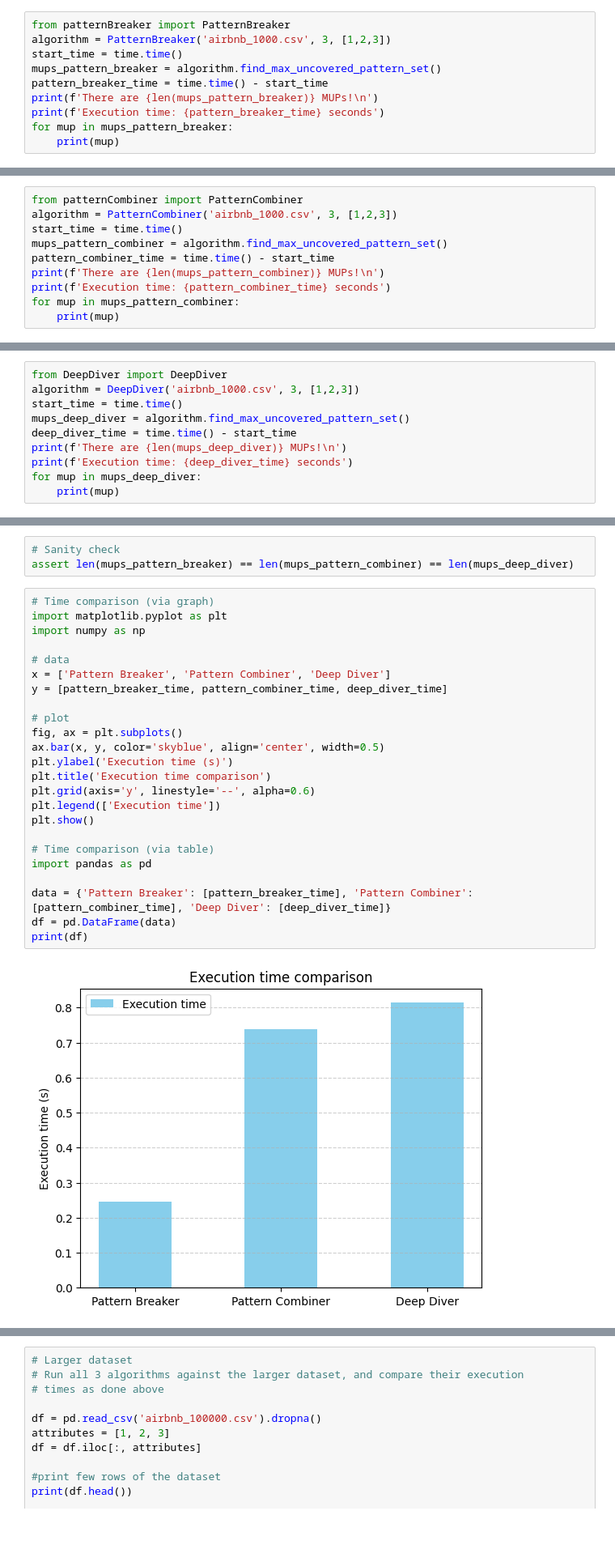
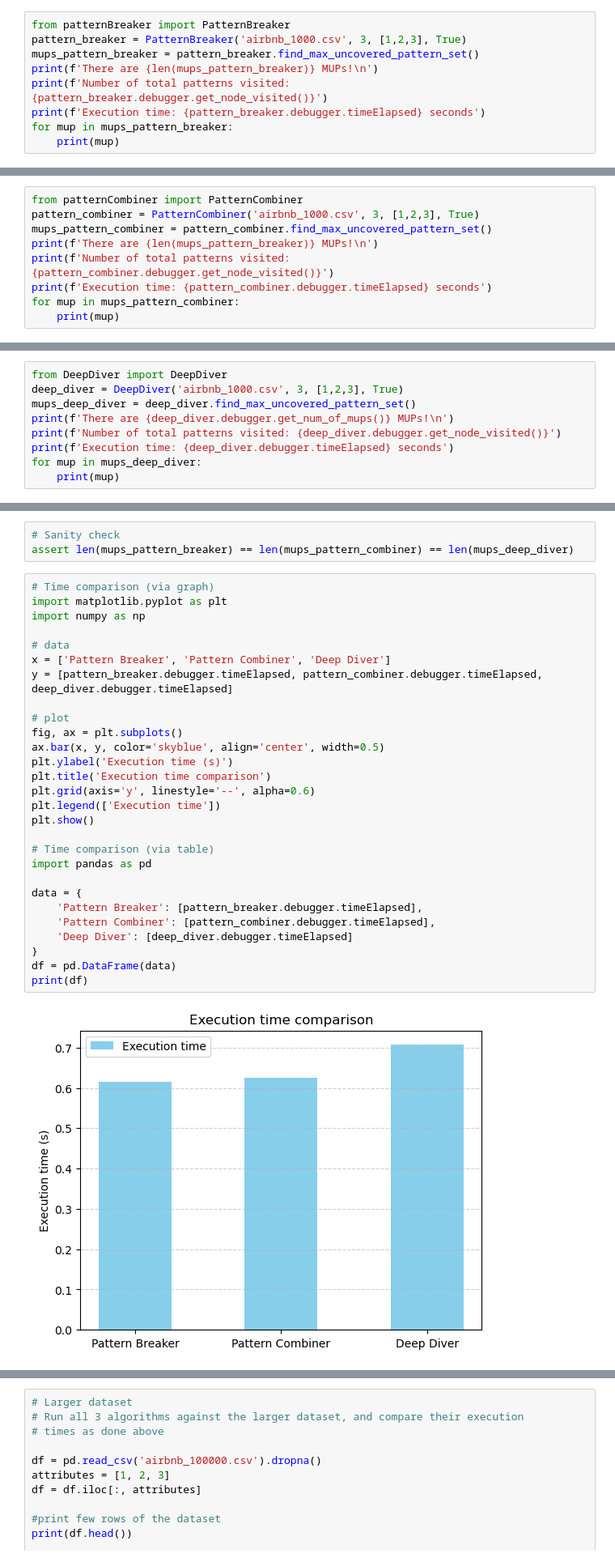
Before and after one commit to nirsurani132/dataManagementFinalProject25, a Jupyter notebook: experiments.ipynb, the cells around one changed output, grey strips where cells are left out. Shown at 81% size. Saved outputs shown, nothing was run; the diff lists cells and outputs as text; blank space fills up the shorter version.

Commit message:
debugger

```diff
--- a/experiments.ipynb
+++ b/experiments.ipynb
@@ -45,12 +45,11 @@ Dataset has 41 columns
 'Attributes cardinalities:[16, 16, 9]'
 # %%
 from patternBreaker import PatternBreaker
-algorithm = PatternBreaker('airbnb_1000.csv', 3, [1,2,3])
-start_time = time.time()
-mups_pattern_breaker = algorithm.find_max_uncovered_pattern_set()
-pattern_breaker_time = time.time() - start_time
+pattern_breaker = PatternBreaker('airbnb_1000.csv', 3, [1,2,3], True)
+mups_pattern_breaker = pattern_breaker.find_max_uncovered_pattern_set()
 print(f'There are {len(mups_pattern_breaker)} MUPs!\n')
-print(f'Execution time: {pattern_breaker_time} seconds')
+print(f'Number of total patterns visited: {pattern_breaker.debugger.get_node_visited()}')
+print(f'Execution time: {pattern_breaker.debugger.timeElapsed} seconds')
 for mup in mups_pattern_breaker:
     print(mup)
 # %% [output]
@@ -77,12 +76,11 @@ x,7,6 (cov:0)
 #### We can observe that the first MUPs (stored in a list and appended sequentially) were fully deterministic, in contrast to the breaker. This reflects a clear bottom-up approach.
 # %%
 from patternCombiner import PatternCombiner
-algorithm = PatternCombiner('airbnb_1000.csv', 3, [1,2,3])
-start_time = time.time()
-mups_pattern_combiner = algorithm.find_max_uncovered_pattern_set()
-pattern_combiner_time = time.time() - start_time
-print(f'There are {len(mups_pattern_combiner)} MUPs!\n')
-print(f'Execution time: {pattern_combiner_time} seconds')
+pattern_combiner = PatternCombiner('airbnb_1000.csv', 3, [1,2,3], True)
+mups_pattern_combiner = pattern_combiner.find_max_uncovered_pattern_set()
+print(f'There are {len(mups_pattern_breaker)} MUPs!\n')
+print(f'Number of total patterns visited: {pattern_combiner.debugger.get_node_visited()}')
+print(f'Execution time: {pattern_combiner.debugger.timeElapsed} seconds')
 for mup in mups_pattern_combiner:
     print(mup)
 # %% [output]
@@ -123,12 +112,11 @@ Pattern Breaker is 3.0135567429569927 times faster than Pattern Combiner on the
 A couple of words about DeepDiver.. TBD
 # %%
 from DeepDiver import DeepDiver
-algorithm = DeepDiver('airbnb_1000.csv', 3, [1,2,3])
-start_time = time.time()
-mups_deep_diver = algorithm.find_max_uncovered_pattern_set()
-deep_diver_time = time.time() - start_time
-print(f'There are {len(mups_deep_diver)} MUPs!\n')
-print(f'Execution time: {deep_diver_time} seconds')
+deep_diver = DeepDiver('airbnb_1000.csv', 3, [1,2,3], True)
+mups_deep_diver = deep_diver.find_max_uncovered_pattern_set()
+print(f'There are {deep_diver.debugger.get_num_of_mups()} MUPs!\n')
+print(f'Number of total patterns visited: {deep_diver.debugger.get_node_visited()}')
+print(f'Execution time: {deep_diver.debugger.timeElapsed} seconds')
 for mup in mups_deep_diver:
     print(mup)
 # %% [output]
@@ -155,27 +143,31 @@ assert len(mups_pattern_breaker) == len(mups_pattern_combiner) == len(mups_deep_
 # %%
 # Time comparison (via graph)
 import matplotlib.pyplot as plt
 import numpy as np
 
 # data
 x = ['Pattern Breaker', 'Pattern Combiner', 'Deep Diver']
-y = [pattern_breaker_time, pattern_combiner_time, deep_diver_time]
+y = [pattern_breaker.debugger.timeElapsed, pattern_combiner.debugger.timeElapsed, deep_diver.debugger.timeElapsed]
 
 # plot
 fig, ax = plt.subplots()
 ax.bar(x, y, color='skyblue', align='center', width=0.5)
 plt.ylabel('Execution time (s)')
 plt.title('Execution time comparison')
 plt.grid(axis='y', linestyle='--', alpha=0.6)
 plt.legend(['Execution time'])
 plt.show()
 
 # Time comparison (via table)
 import pandas as pd
 
-data = {'Pattern Breaker': [pattern_breaker_time], 'Pattern Combiner': [pattern_combiner_time], 'Deep Diver': [deep_diver_time]}
+data = {
+    'Pattern Breaker': [pattern_breaker.debugger.timeElapsed],
+    'Pattern Combiner': [pattern_combiner.debugger.timeElapsed],
+    'Deep Diver': [deep_diver.debugger.timeElapsed]
+}
 df = pd.DataFrame(data)
 print(df)
 # %% [output]
-[figure, old version]
+[figure, new version]
    Pattern Breaker  Pattern Combiner  Deep Diver
```
Also changed, not shown: parts of 11 cells of this notebook, 4 other files.
